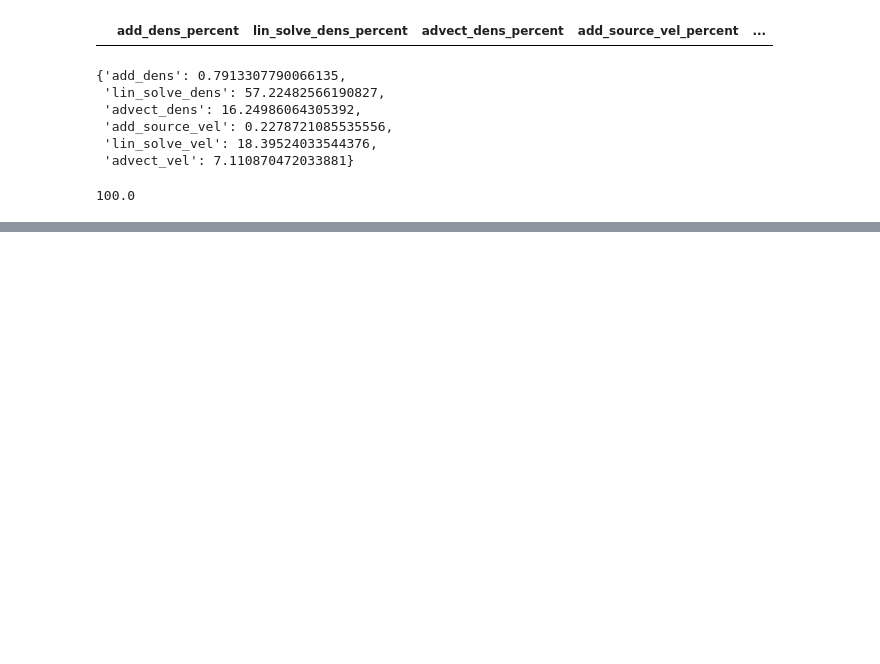
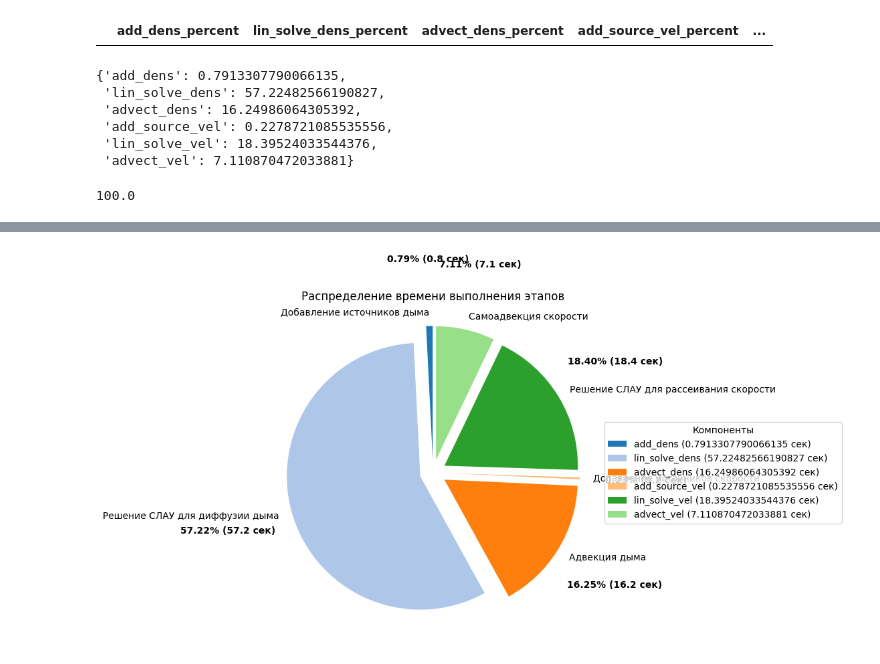
Before and after one commit to PajiloyLis/BMSTU-CG-CP, a Jupyter notebook: research.ipynb, the cells around one changed output, grey strips where cells are left out. Saved outputs shown, nothing was run; the diff lists cells and outputs as text; code cells hidden in the pictures; blank space fills up the shorter version.

```diff
--- a/research.ipynb
+++ b/research.ipynb
@@ -219,0 +226,32 @@ plt.pie([val for key, val in result.items()], labels=["Добавление ис
+# %%
+plt.figure(figsize=(10, 6))
+wedges, texts, autotexts = plt.pie(
+    [val for key, val in result.items()],
+    labels=["Добавление источников дыма", "Решение СЛАУ для диффузии дыма", "Адвекция дыма", "Добавление источников скорости", "Решение СЛАУ для рассеивания скорости", "Самоадвекция скорости"],
+    explode=[0.1 for _ in range(len(result))],
+    autopct=lambda pct: f"{pct:.2f}%",
+    pctdistance=1.5,
+    startangle=90,
+    colors=plt.cm.tab20.colors  # Используем цветовую схему
+)
+
+# Добавление легенды
+plt.legend(
+    wedges,
+    [f"{label} ({val} сек)" for label, val in result.items()],
+    title="Компоненты",
+    loc="center left",
+    bbox_to_anchor=(1, 0, 0.5, 1)
+)
+
+# Настройка отображения процентов
+plt.setp(autotexts, size=10, weight="bold")
+
+# Заголовок
+plt.title("Распределение времени выполнения этапов")
+
+# Показать график
+plt.tight_layout()
+plt.show()
+# %% [output]
+[figure, added]
```
Also changed, not shown: parts of 1 cell of this notebook.
